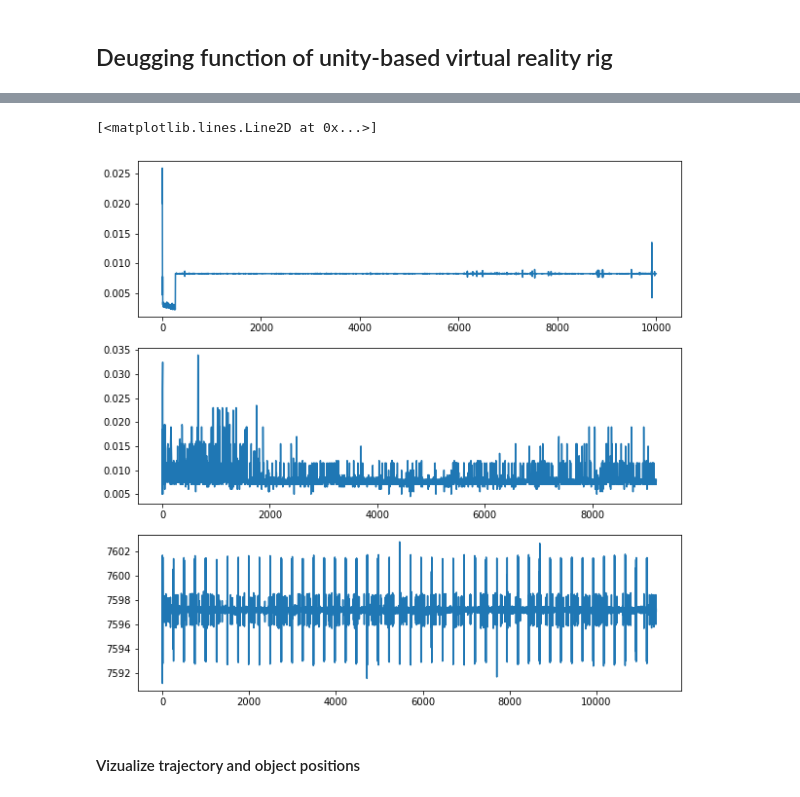
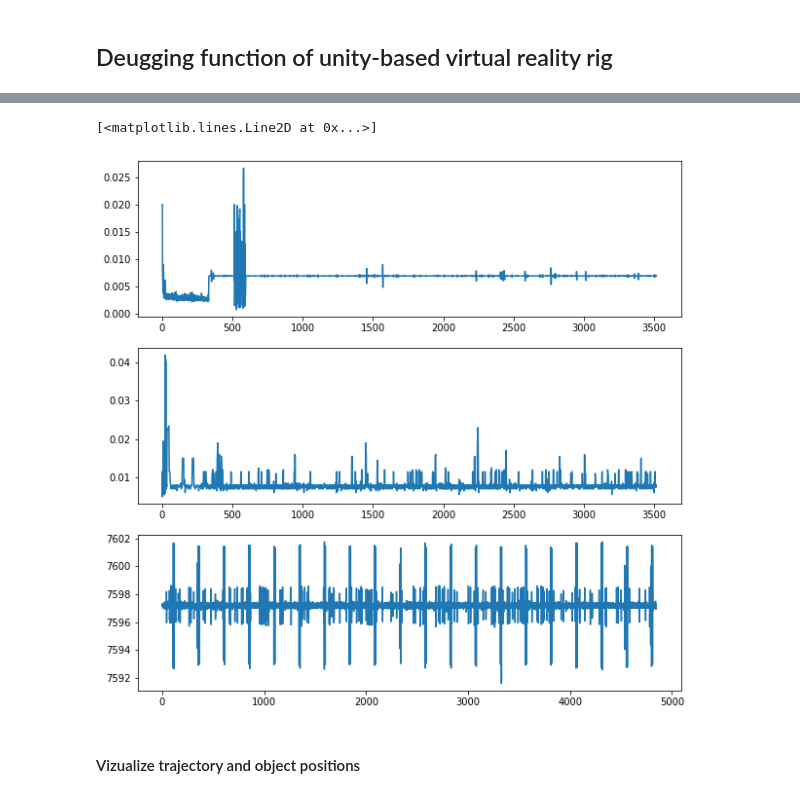
Before and after one commit to hjmh/unityvr, a Jupyter notebook: unityvr/scripts/debuggingUnityvrRig.ipynb, the cells around one changed output, grey strips where cells are left out. Saved outputs shown, nothing was run; the diff lists cells and outputs as text; code cells hidden in the pictures.

```diff
--- a/unityvr/scripts/debuggingUnityvrRig.ipynb
+++ b/unityvr/scripts/debuggingUnityvrRig.ipynb
@@ -177,0 +17,7 @@ ftdat = pd.read_csv(sep.join([dirName, ftlog]), header=None)
+# %%
+dirName = "../sample/framerateTest/"
+fileName = "Log_2021-01-21_20-26-05.json"
+
+ftlog = 'fictrac-20210121_202559.dat'
+
+setFramerate = 144
@@ -188,14 +175,14 @@ ftdat.head()
 # %%
 fig, axs = plt.subplots(3,1, figsize=(10,10))
 
-axs[0].plot(uvrTest.posDf.frame, np.gradient(uvrTest.posDf.time))
+axs[0].plot(uvrTest.posDf.frame,uvrTest.posDf.dt)
 axs[1].plot(uvrTest.ftDf.frame, np.gradient(uvrTest.ftDf.ficTracTReadMs/1000.))
 
 ftdt = ftdat[23].values/1000.
 axs[2].plot(ftdat[0].values[1:-1], ftdt[1:-1])
 # %% [output]
 [<matplotlib.lines.Line2D at 0x...>]
-[figure, old version]
+[figure, new version]
 # %% [markdown]
 #### Vizualize trajectory and object positions
 # %%
```
Also changed, not shown: parts of 43 cells of this notebook.
